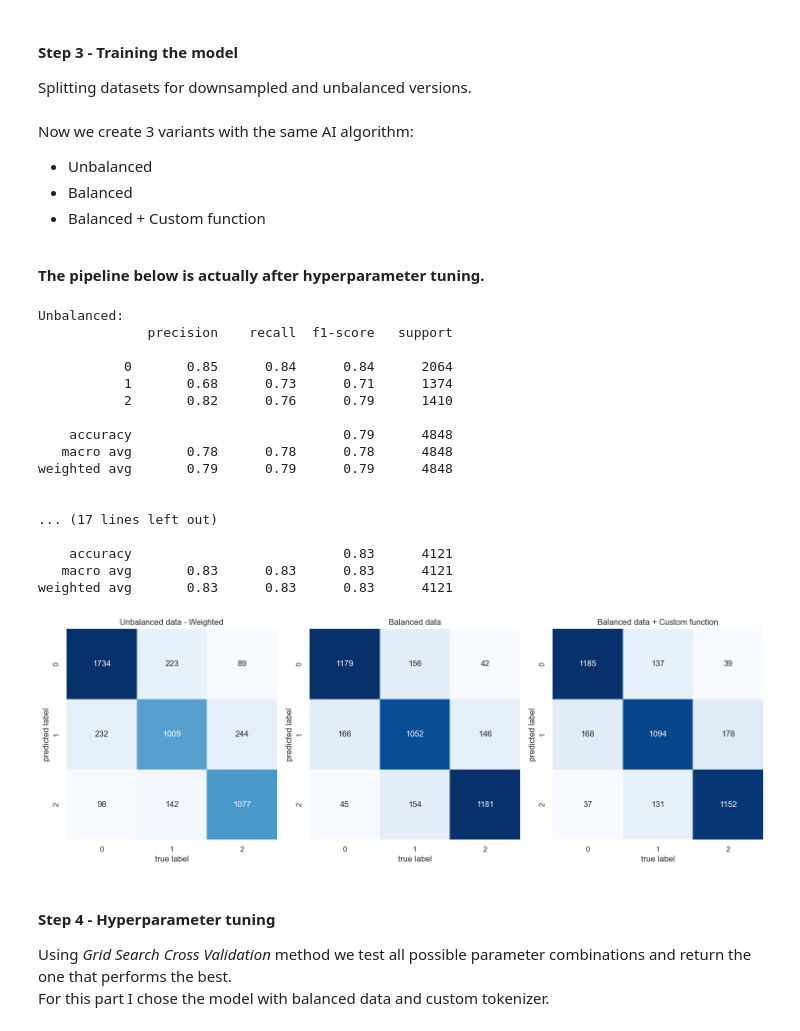
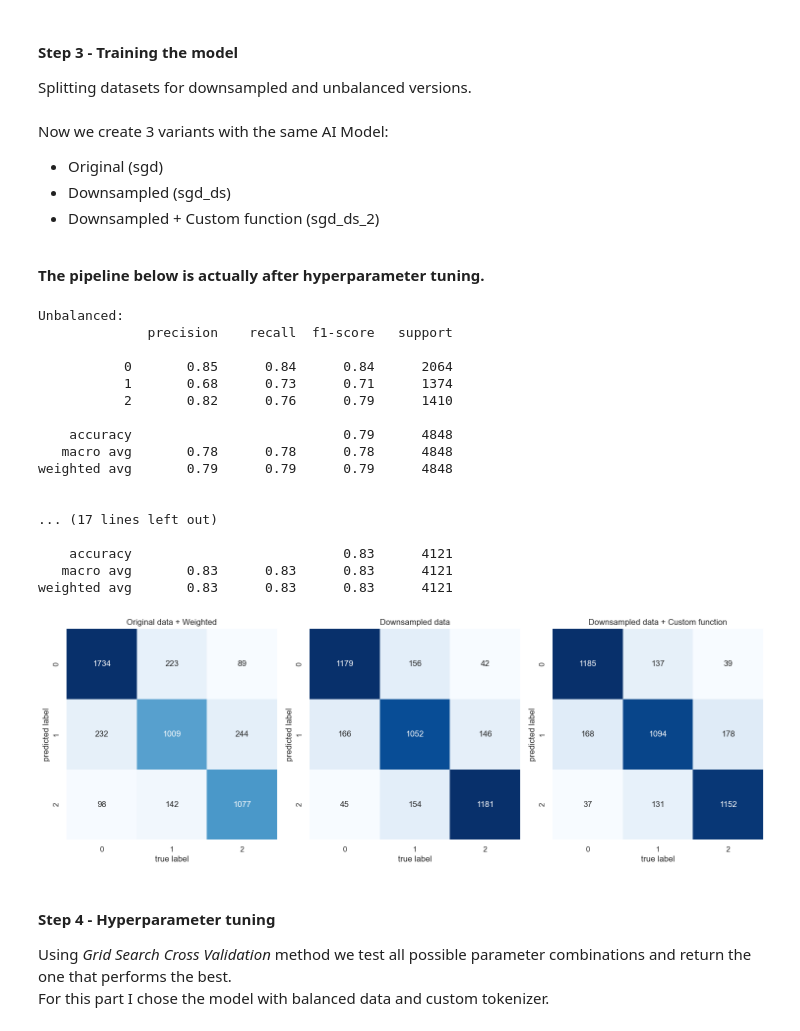
Before and after one commit to gracjan-p/twitter-sentiments, a Jupyter notebook: emotions.ipynb, the cells around one changed output. Drawn from its saved outputs; the diff is of its cells as text; code cells hidden in the pictures.

```diff
--- a/emotions.ipynb
+++ b/emotions.ipynb
@@ -204,8 +206,7 @@ plt.show()
        Harmonic mean: 16
 [figure]
 # %%
-downsampled_df['length'] = df['text'].apply(lambda x: len(x.split()))
-
+# cutting off the sentences, technically we don't need the length column for this
 df_cut = df[(df['length'] >= 3) & (df['length'] <= 55)]
 downsampled_df = downsampled_df[(downsampled_df['length'] >= 3) & (downsampled_df['length'] <= 55)]
 
@@ -313,10 +314,10 @@ x_2 = downsampled_df.iloc[:, 0]
 y_2 = downsampled_df.iloc[:, 1]
 x_train_2, x_test_2, y_train_2, y_test_2 = train_test_split(x_2, y_2, test_size=0.2, random_state=42)
 # %% [markdown]
-Now we create 3 variants with the same AI algorithm:
-- Unbalanced
-- Balanced
-- Balanced + Custom function
+Now we create 3 variants with the same AI Model:
+- Original (sgd)
+- Downsampled (sgd_ds)
+- Downsampled + Custom function (sgd_ds_2)
 <br>
 
 **The pipeline below is actually after hyperparameter tuning.**
@@ -355,39 +356,39 @@ sns.heatmap(mat_original.T, annot=True, fmt='d', square=True, cbar=False, cmap='
 sns.heatmap(mat_downsampled.T, annot=True, fmt='d', square=True, cbar=False, cmap='Blues', ax=axes[1])
 sns.heatmap(mat_downsampled_2.T, annot=True, fmt='d', square=True, cbar=False, cmap='Blues', ax=axes[2])
 
-axes[0].set_title('Unbalanced data - Weighted')
-axes[1].set_title('Balanced data')
-axes[2].set_title('Balanced data + Custom function')
+axes[0].set_title('Original data + Weighted')
+axes[1].set_title('Downsampled data')
+axes[2].set_title('Downsampled data + Custom function')
 
 for i in range(3):
     axes[i].set_xlabel('true label')
     axes[i].set_ylabel('predicted label')
 
 print(f"Unbalanced:\n{classification_report(y_test, pred_default)}\n")
 print(f"Balanced:\n{classification_report(y_test_2, pred_ds)}")
 print(f"Balanced 2:\n{classification_report(y_test_2, pred_ds_2)}")
 
 plt.tight_layout()
 plt.show()
 # %% [output]
 Unbalanced:
               precision    recall  f1-score   support
 
            0       0.85      0.84      0.84      2064
            1       0.68      0.73      0.71      1374
            2       0.82      0.76      0.79      1410
 
     accuracy                           0.79      4848
    macro avg       0.78      0.78      0.78      4848
 weighted avg       0.79      0.79      0.79      4848
 
 
 ... (17 lines left out)
 
     accuracy                           0.83      4121
    macro avg       0.83      0.83      0.83      4121
 weighted avg       0.83      0.83      0.83      4121
-[figure, old version]
+[figure, new version]
 # %% [markdown]
 #### Step 4 - Hyperparameter tuning
 Using *Grid Search Cross Validation* method we test all possible parameter combinations and return the one that performs the best.<br>
```
Also changed, not shown: parts of 4 cells of this notebook.
